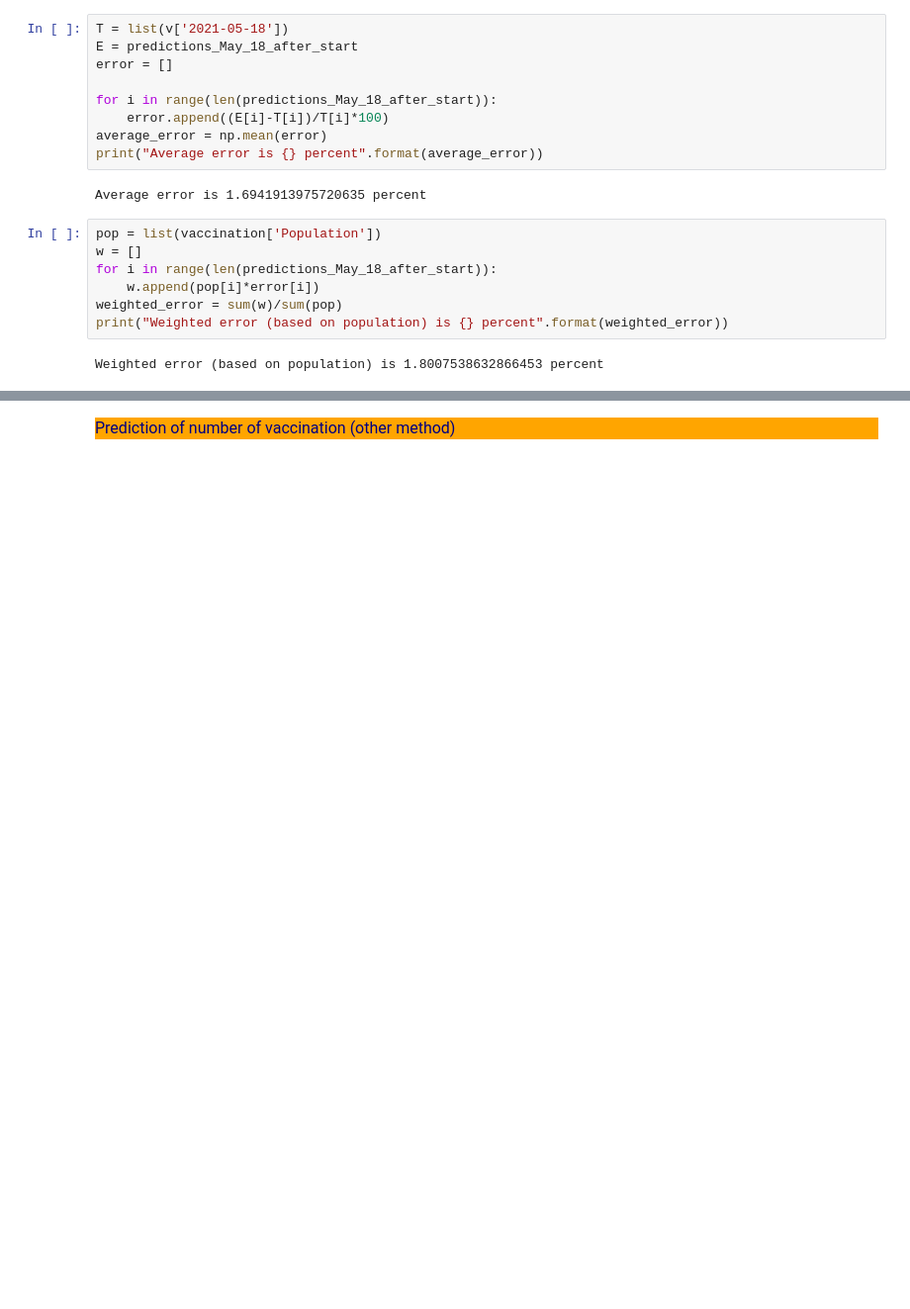
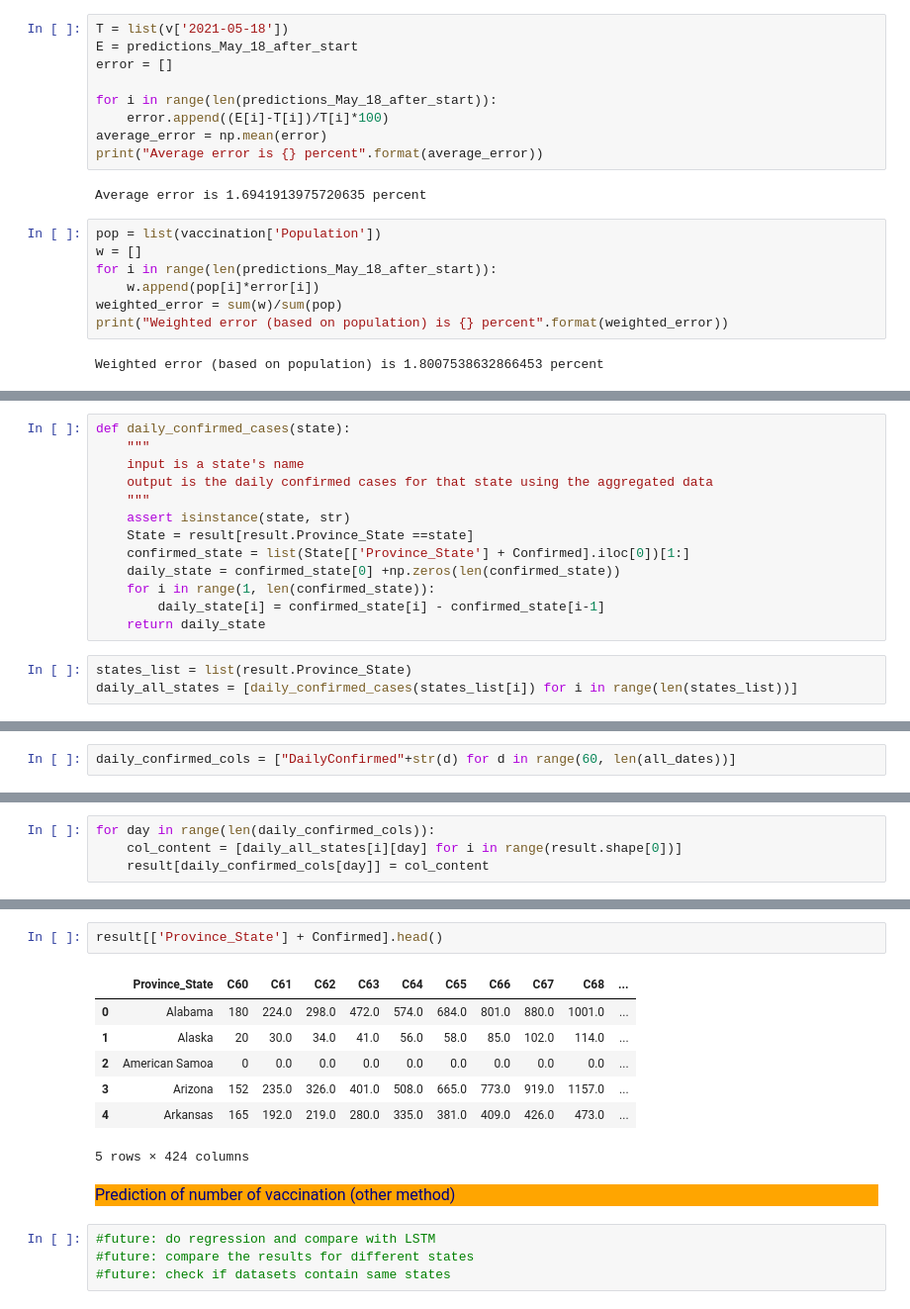
Before and after one commit to samuel-cowin/COVID-19_Analysis, a Jupyter notebook: LSTM/227_LSTM.ipynb, the cells around one changed output, grey strips where cells are left out. Shown at 99% size. Cells and saved outputs as stored; diff of their text form; blank space fills up the shorter version.

```diff
--- a/LSTM/227_LSTM.ipynb
+++ b/LSTM/227_LSTM.ipynb
@@ -414,0 +417,16 @@ Weighted error (based on population) is 1.8007538632866453 percent
+# %%
+def daily_confirmed_cases(state):
+    """
+    input is a state's name
+    output is the daily confirmed cases for that state using the aggregated data
+    """
+    assert isinstance(state, str)
+    State = result[result.Province_State ==state]
+    confirmed_state = list(State[['Province_State'] + Confirmed].iloc[0])[1:]
+    daily_state = confirmed_state[0] +np.zeros(len(confirmed_state))
+    for i in range(1, len(confirmed_state)):
+        daily_state[i] = confirmed_state[i] - confirmed_state[i-1]
+    return daily_state
+# %%
+states_list = list(result.Province_State)
+daily_all_states = [daily_confirmed_cases(states_list[i]) for i in range(len(states_list))]
@@ -414,0 +441,2 @@ Weighted error (based on population) is 1.8007538632866453 percent
+# %%
+daily_confirmed_cols = ["DailyConfirmed"+str(d) for d in range(60, len(all_dates))]
@@ -414,0 +447,4 @@ Weighted error (based on population) is 1.8007538632866453 percent
+# %%
+for day in range(len(daily_confirmed_cols)):
+    col_content = [daily_all_states[i][day] for i in range(result.shape[0])]
+    result[daily_confirmed_cols[day]] = col_content
@@ -415,2 +514,16 @@ Weighted error (based on population) is 1.8007538632866453 percent
+# %%
+result[['Province_State'] + Confirmed].head()
+# %% [output]
+|  | Province_State | C60 | C61 | C62 | C63 | C64 | C65 | C66 | C67 | C68 | ... |
+| 0 | Alabama | 180 | 224.0 | 298.0 | 472.0 | 574.0 | 684.0 | 801.0 | 880.0 | 1001.0 | ... |
+| 1 | Alaska | 20 | 30.0 | 34.0 | 41.0 | 56.0 | 58.0 | 85.0 | 102.0 | 114.0 | ... |
+| 2 | American Samoa | 0 | 0.0 | 0.0 | 0.0 | 0.0 | 0.0 | 0.0 | 0.0 | 0.0 | ... |
+| 3 | Arizona | 152 | 235.0 | 326.0 | 401.0 | 508.0 | 665.0 | 773.0 | 919.0 | 1157.0 | ... |
+| 4 | Arkansas | 165 | 192.0 | 219.0 | 280.0 | 335.0 | 381.0 | 409.0 | 426.0 | 473.0 | ... |
+5 rows × 424 columns
 # %% [markdown]
 <div style="color:navy; background-color:orange; font-size:16px;">Prediction of number of vaccination (other method)</div>
+# %%
+#future: do regression and compare with LSTM
+#future: compare the results for different states
+#future: check if datasets contain same states
```
Also changed, not shown: parts of 12 cells of this notebook.
